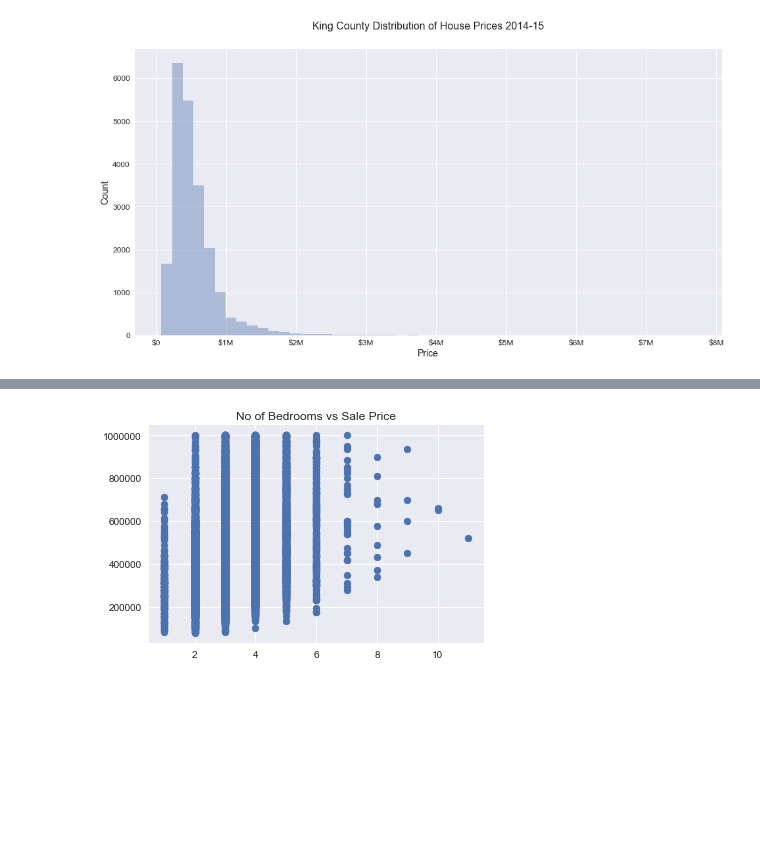
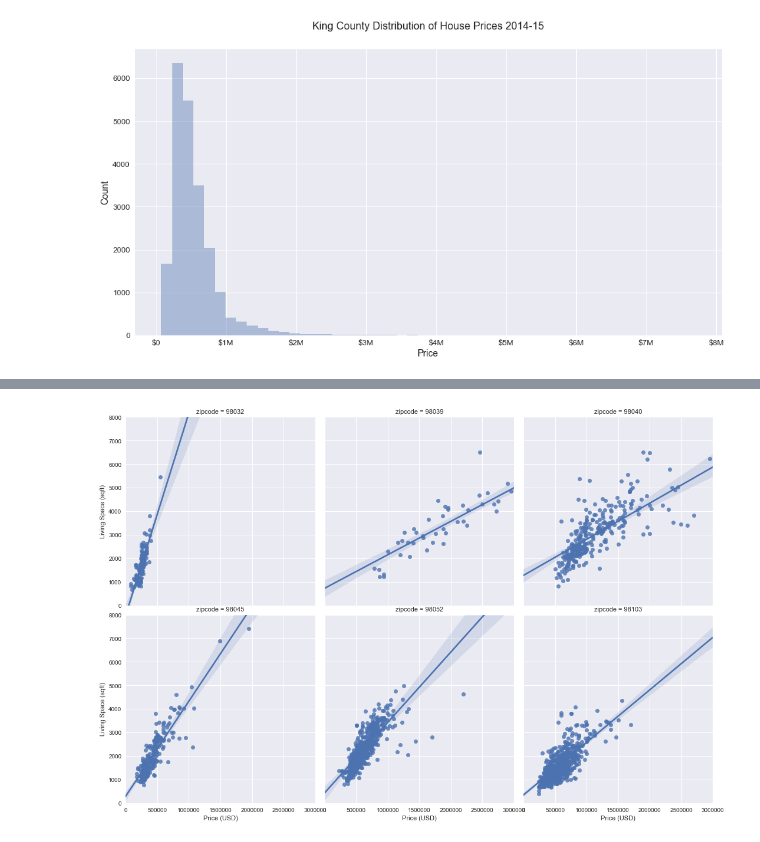
Before and after one commit to toopster/dsc-mod-2-project-v2-1-online-ds-sp-000, a Jupyter notebook: index.ipynb, the cells around one changed output, grey strips where cells are left out. Saved outputs shown, nothing was run; the diff lists cells and outputs as text; code cells hidden in the pictures; blank space fills up the shorter version.

```diff
--- a/index.ipynb
+++ b/index.ipynb
@@ -354,6 +335,30 @@ redmond_zipcode.head()
-# %%
-plt.scatter(house_sales.bedrooms, house_sales.price)
-plt.title('No of Bedrooms vs Sale Price')
-plt.show();
-# %% [output]
-[figure, removed]
+# %%
+# Create a new dataframe filtering out specific zipcodes
+# 98032 = Kent
+# 98039 = Medina - least dense with house sales
+# 98040 = Mercer Island
+# 98045 = North Bend
+# 98052 = Redmond
+# 98103 = Seattle - most dense with house sales
+
+zipcode_shorter = house_sales[(house_sales['zipcode']==98052)
+                             | (house_sales['zipcode']==98032)
+                             | (house_sales['zipcode']==98045)
+                             | (house_sales['zipcode']==98040)
+                             | (house_sales['zipcode']==98103)
+                             | (house_sales['zipcode']==98039)]
+
+# Create scatterplots to investigate how price varies with living space and between zipcodes
+
+chart3 = sns.FacetGrid(zipcode_shorter,
+                  col="zipcode",
+                  col_wrap=3,
+                  ylim=(0, 8000),
+                  xlim=(0, 3000000),
+                  height=5)
+chart3.map(sns.regplot, "price", "sqft_living", fit_reg=True, x_jitter=.1)
+chart3.set_axis_labels('Price (USD)', 'Living Space (sqft)')
+chart3.fig.subplots_adjust(wspace=.05, hspace=.05)
+plt.show();
+# %% [output]
+[figure, added]
```
Also changed, not shown: parts of 15 cells of this notebook, 1 other file.
